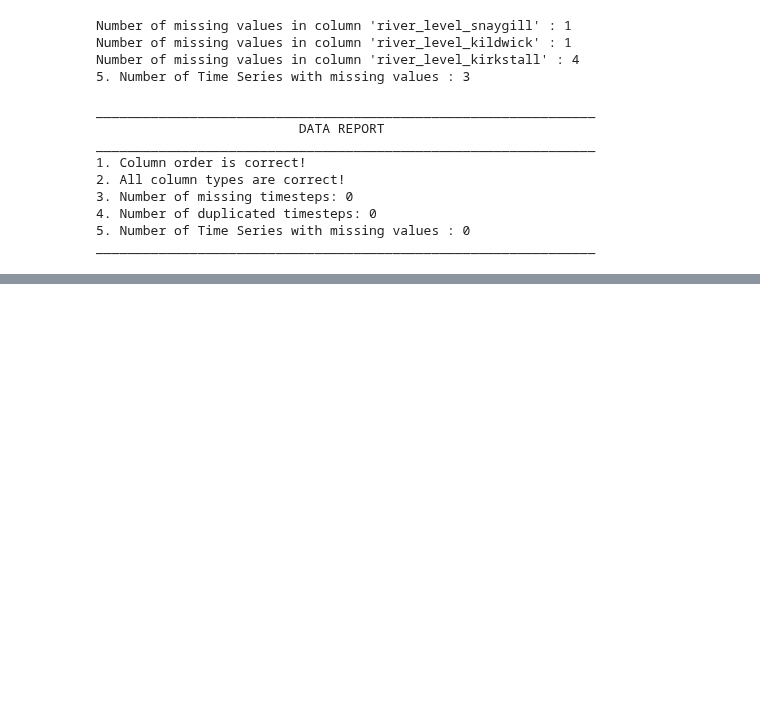
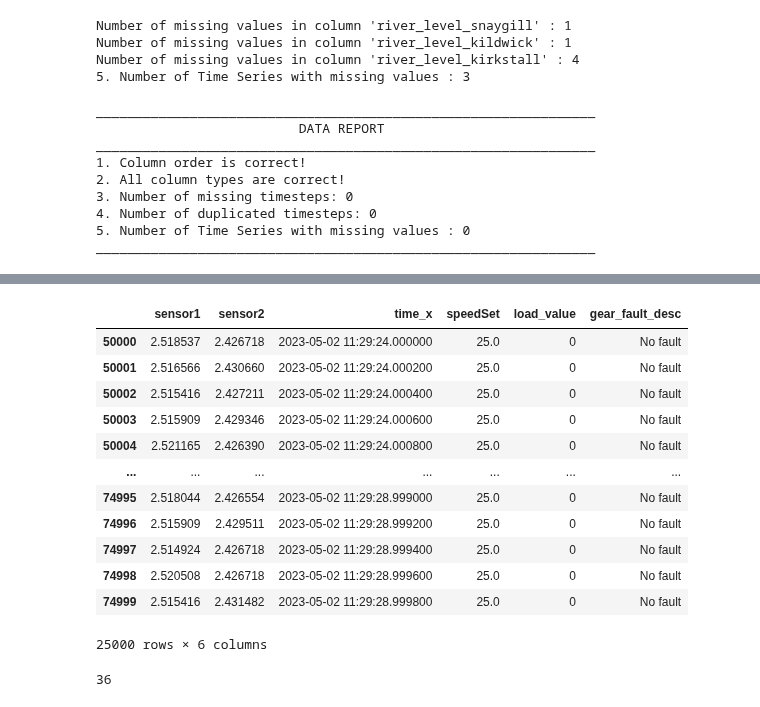
Before and after one commit to MiguelLoureiro98/timecave, a Jupyter notebook: experiments/data_preprocessing_cont.ipynb, the cells around one changed output, grey strips where cells are left out. Saved outputs shown, nothing was run; the diff lists cells and outputs as text; code cells hidden in the pictures; blank space fills up the shorter version.

```diff
--- a/experiments/data_preprocessing_cont.ipynb
+++ b/experiments/data_preprocessing_cont.ipynb
@@ -565,0 +582,7 @@ aire_discharge_environment.to_csv("C:/Users/User/Desktop/Project_repos/timecave/
+# %%
+gear_healthy = pd.read_csv(f"{path}/Mechanical Gear Vibration Dataset/no_fault.csv", parse_dates=["time_x"]);
+gear_eccentricity = pd.read_csv(f"{path}/Mechanical Gear Vibration Dataset/eccentricity.csv", parse_dates=["time_x"]);
+gear_missing_tooth = pd.read_csv(f"{path}/Mechanical Gear Vibration Dataset/missing_tooth.csv", parse_dates=["time_x"]);
+gear_root_crack = pd.read_csv(f"{path}/Mechanical Gear Vibration Dataset/root_crack.csv", parse_dates=["time_x"]);
+gear_surface_fault = pd.read_csv(f"{path}/Mechanical Gear Vibration Dataset/surface_fault.csv", parse_dates=["time_x"]);
+gear_tooth_chipped_fault = pd.read_csv(f"{path}/Mechanical Gear Vibration Dataset/tooth_chipped_fault.csv", parse_dates=["time_x"]);
@@ -565,0 +598,16 @@ aire_discharge_environment.to_csv("C:/Users/User/Desktop/Project_repos/timecave/
+# %%
+gear_healthy.loc[(gear_healthy["load_value"] == 0) & (gear_healthy["speedSet"] == 25)]
+# %% [output]
+|  | sensor1 | sensor2 | time_x | speedSet | load_value | gear_fault_desc |
+| 50000 | 2.518537 | 2.426718 | 2023-05-02 11:29:24.000000 | 25.0 | 0 | No fault |
+| 50001 | 2.516566 | 2.430660 | 2023-05-02 11:29:24.000200 | 25.0 | 0 | No fault |
+| 50002 | 2.515416 | 2.427211 | 2023-05-02 11:29:24.000400 | 25.0 | 0 | No fault |
+| 50003 | 2.515909 | 2.429346 | 2023-05-02 11:29:24.000600 | 25.0 | 0 | No fault |
+| 50004 | 2.521165 | 2.426390 | 2023-05-02 11:29:24.000800 | 25.0 | 0 | No fault |
+| ... | ... | ... | ... | ... | ... | ... |
+| 74995 | 2.518044 | 2.426554 | 2023-05-02 11:29:28.999000 | 25.0 | 0 | No fault |
+| 74996 | 2.515909 | 2.429511 | 2023-05-02 11:29:28.999200 | 25.0 | 0 | No fault |
+| 74997 | 2.514924 | 2.426718 | 2023-05-02 11:29:28.999400 | 25.0 | 0 | No fault |
+| 74998 | 2.520508 | 2.426718 | 2023-05-02 11:29:28.999600 | 25.0 | 0 | No fault |
+| 74999 | 2.515416 | 2.431482 | 2023-05-02 11:29:28.999800 | 25.0 | 0 | No fault |
+25000 rows × 6 columns
@@ -565,0 +626,4 @@ aire_discharge_environment.to_csv("C:/Users/User/Desktop/Project_repos/timecave/
+# %%
+len(series)
+# %% [output]
+36
```
Also changed, not shown: parts of 17 cells of this notebook, 1 other file.
